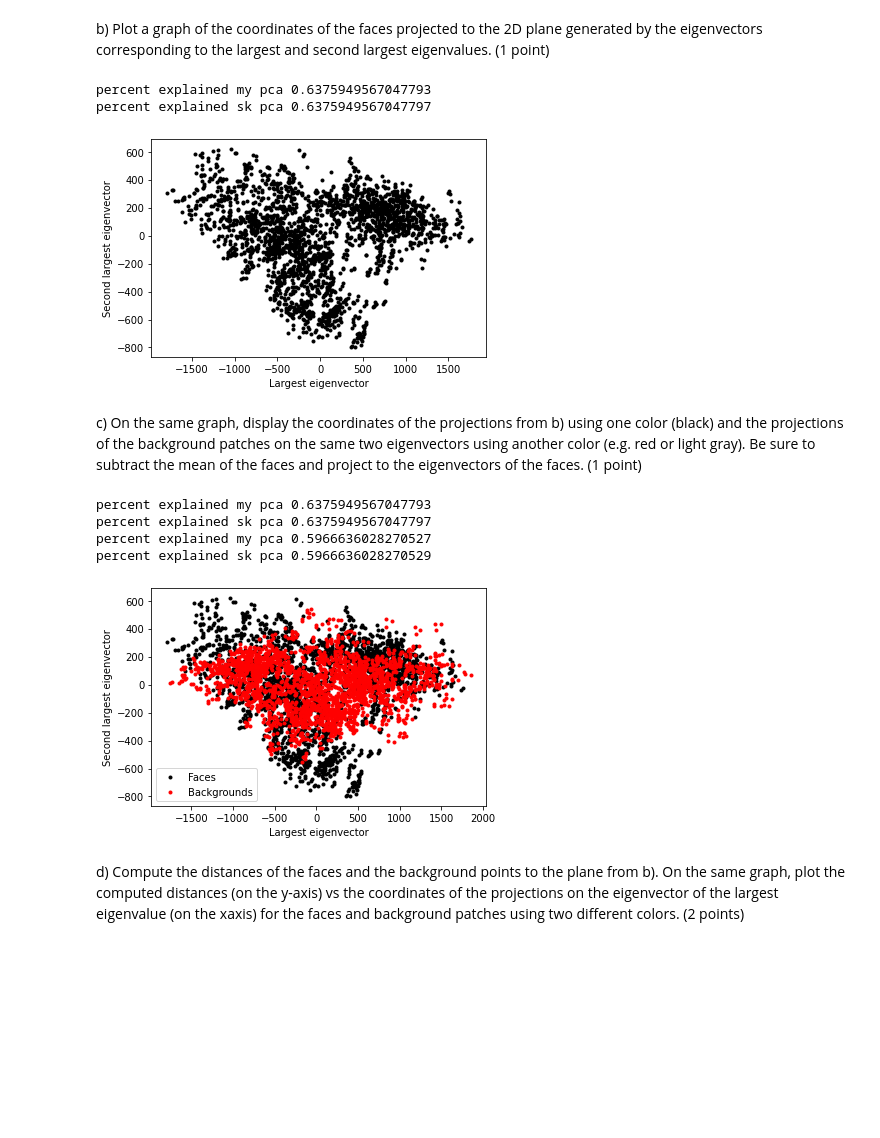
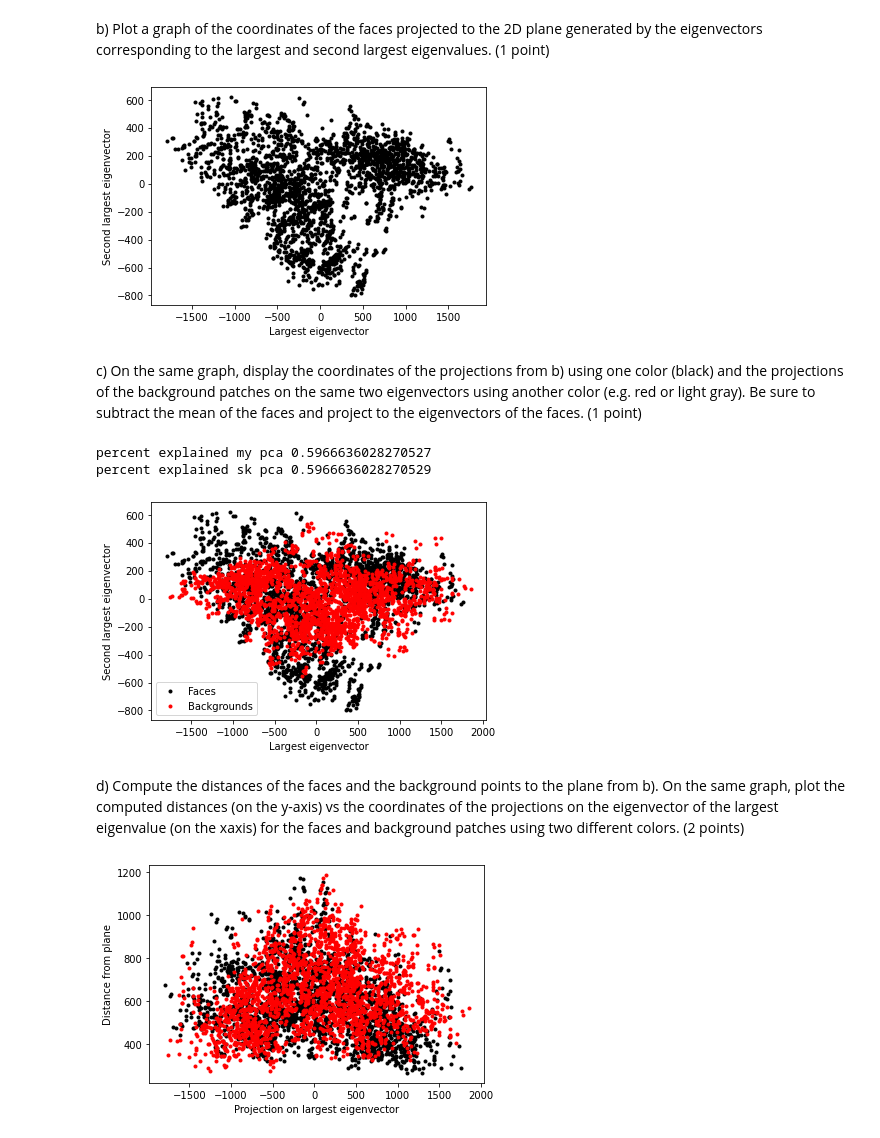
Before and after one commit to Kosaro/MachineLearningAssignments, a Jupyter notebook: PCA.ipynb, the cells around one changed output. Saved outputs shown, nothing was run; the diff lists cells and outputs as text; code cells hidden in the pictures; blank space fills up the shorter version.

```diff
--- a/PCA.ipynb
+++ b/PCA.ipynb
@@ -69,17 +72,15 @@ b) Plot a graph of the coordinates of the faces projected to the 2D plane genera
 by the eigenvectors corresponding to the largest and second largest eigenvalues.
 (1 point)
 # %%
-values, vectors = PCA(faces)
+#values, vectors = PCA(faces)
 data = faces.astype(np.float)
 data -= np.mean(faces, axis=0)
-result = vectors.T.dot(data.T)
+result = vectors_faces.T.dot(data.T)
 plt.scatter(result[0], result[1], marker='.', color='black')
 plt.xlabel("Largest eigenvector")
 plt.ylabel("Second largest eigenvector")
 plt.show()
 # %% [output]
-percent explained my pca 0.6375949567047793
-percent explained sk pca 0.6375949567047797
 [figure]
 # %% [markdown]
 c) On the same graph, display the coordinates of the projections from b) using one
@@ -88,32 +89,50 @@ eigenvectors using another color (e.g. red or light gray). Be sure to subtract t
 mean of the faces and project to the eigenvectors of the faces. (1 point)
 # %%
 backgrounds = get_backgrounds()
+values_backgrounds, vectors_backgrounds= PCA(backgrounds)
+# %% [output]
+percent explained my pca 0.5966636028270527
+percent explained sk pca 0.5966636028270529
 # %%
 plt.xlabel("Largest eigenvector")
 plt.ylabel("Second largest eigenvector")
 
-values, vectors = PCA(faces)
+#values, vectors = PCA(faces)
 data = faces.astype(np.float)
 data -= np.mean(faces, axis=0)
-result = vectors.T.dot(data.T)
+result = vectors_faces.T.dot(data.T)
 plt.scatter(result[0], result[1], marker='.', color='black')
 
-values, vectors = PCA(backgrounds)
 data = faces.astype(np.float)
 data -= np.mean(faces, axis=0)
-result = vectors.T.dot(data.T)
+result = vectors_backgrounds.T.dot(data.T)
 plt.scatter(result[0], result[1], marker='.', color='red')
 
 plt.legend(["Faces", "Backgrounds"])
 plt.show()
 # %% [output]
-percent explained my pca 0.6375949567047793
-percent explained sk pca 0.6375949567047797
-percent explained my pca 0.5966636028270527
-percent explained sk pca 0.5966636028270529
 [figure]
 # %% [markdown]
 d) Compute the distances of the faces and the background points to the plane from
 b). On the same graph, plot the computed distances (on the y-axis) vs the coordinates of the
 projections on the eigenvector of the largest eigenvalue (on the xaxis) for the faces and
 background patches using two different colors. (2 points)
+# %%
+def calc_distance_from_plane(values):
+    plane = np.zeros_like(values)
+    plane[:2] = values[:2]
+    return np.linalg.norm(plane-values, axis=0)
+# %%
+result = vectors_faces.T.dot(data.T)
+distances = calc_distance_from_plane(result)
+plt.scatter(result[0], distances, marker='.', color='black')
+
+result = vectors_backgrounds.T.dot(data.T)
+distances = calc_distance_from_plane(result)
+plt.scatter(result[0], distances, marker='.', color='red')
+
+plt.xlabel('Projection on largest eigenvector')
+plt.ylabel('Distance from plane')
+plt.show()
+# %% [output]
+[figure, added]
```
Also changed, not shown: parts of 3 cells of this notebook.
